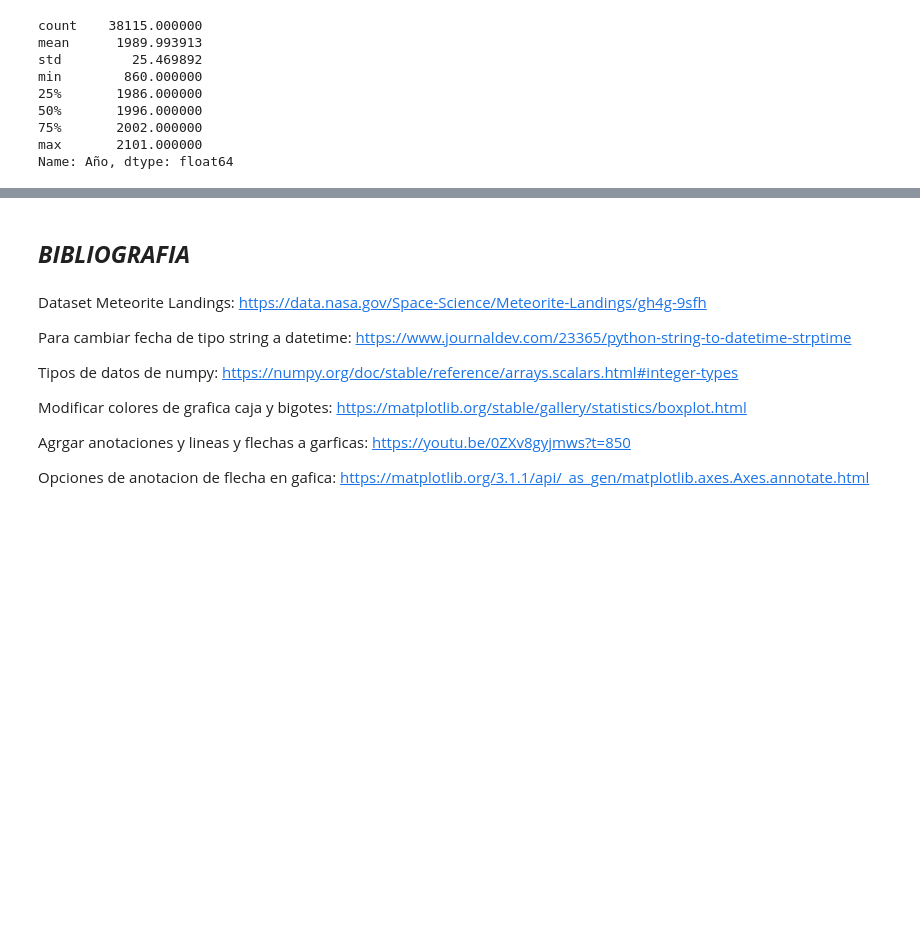
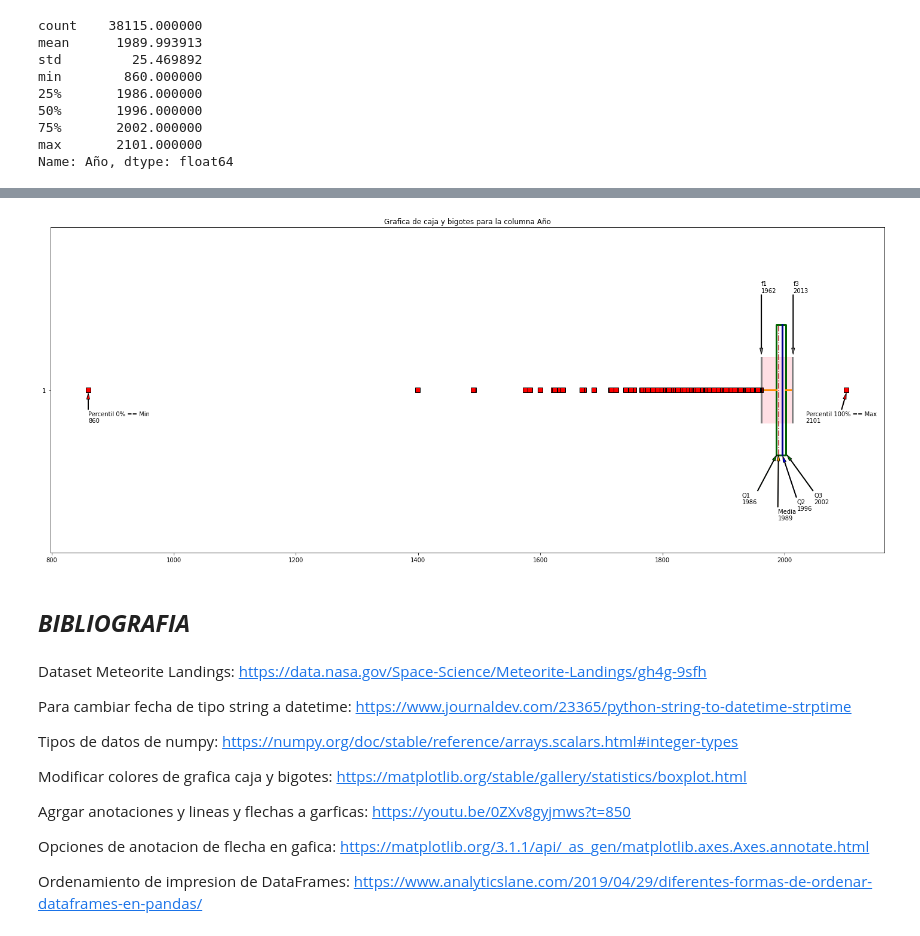
Before and after one commit to gbullido/Analisis-sobre-Dataset-Meteorite-Landings, a Jupyter notebook: Analisis_sobre_Dataset_de_meteoritos.ipynb, the cells around one changed output, grey strips where cells are left out. Drawn from its saved outputs; the diff is of its cells as text; code cells hidden in the pictures; blank space fills up the shorter version.

```diff
--- a/Analisis_sobre_Dataset_de_meteoritos.ipynb
+++ b/Analisis_sobre_Dataset_de_meteoritos.ipynb
@@ -538,3 +579,33 @@ Ahora calcularemos los valores atipicos leves los denotaremos ***f1*** para el i
+# %%
+ax1=cajaBigotes('Año')
+#Añadir texto con flecha
+  #Añadir Q1
+ax1.annotate('Q1\n1986', xy=(1987,0.80), xytext=(1930,0.65), arrowprops=dict(facecolor='Green', shrink=1, width=1, headwidth=5, headlength=10))
+  #Añadir Q2
+ax1.annotate('Q2\n1996', xy=(1997,0.7960), xytext=(2020,0.630), arrowprops=dict(facecolor='blue', shrink=1, width=1, headwidth=5, headlength=10))
+  #Añadir Q3
+ax1.annotate('Q3\n2002', xy=(2004,0.80), xytext=(2048,0.65), arrowprops=dict(facecolor='Green', shrink=1, width=1, headwidth=5, headlength=10))
+  #Añadir Media
+ax1.annotate('Media\n1989', xy=(1990,0.80), xytext=(1989,0.60), arrowprops=dict(facecolor='Orange', shrink=1, width=1, headwidth=5, headlength=10))
+  #Añadir Min
+ax1.annotate('Percentil 0% == Min\n860', xy=(860,0.99), xytext=(860,0.90), arrowprops=dict(facecolor='Red', shrink=1, width=1, headwidth=5, headlength=10))
+  #Añadir Max
+ax1.annotate('Percentil 100% == Max\n2101', xy=(2101,0.99), xytext=(2035,0.90), arrowprops=dict(facecolor='Red', shrink=1, width=1, headwidth=5, headlength=10))
+  #Añadir f1
+ax1.annotate('f1\n1962', xy=(1962,1.11), xytext=(1962,1.3), arrowprops=dict(facecolor='Gray', shrink=1, width=1, headwidth=5, headlength=10))
+  #Añadir f3
+ax1.annotate('f3\n2013', xy=(2014,1.11), xytext=(2014,1.3), arrowprops=dict(facecolor='Gray', shrink=1, width=1, headwidth=5, headlength=10))
+
+#Añadir area coloreada IQR
+x = list(range(1962,2014,1)) #Creo un lista de valores desde f1 a f3
+x = np.array(x) #convieto la lista a array
+y = [1.102 for i in x] #Creo una recta desde f1 a f3 en la parte superior
+z = [0.899 for i in x] #Creo una recta desde f1 a f3 en la parte inferior
+ax1.fill_between(x, y, z, color='Pink', alpha=0.5) #Relleno el espacio de rosa
+
+fig1.show()
+# %% [output]
+[figure, added]
 # %% [markdown]
 ## ***BIBLIOGRAFIA***
 # %% [markdown]
@@ -549,3 +620,5 @@ Modificar colores de grafica caja y bigotes: https://matplotlib.org/stable/galle
 Agrgar anotaciones y lineas y flechas a garficas: https://youtu.be/0ZXv8gyjmws?t=850
 
 Opciones de anotacion de flecha en gafica: https://matplotlib.org/3.1.1/api/_as_gen/matplotlib.axes.Axes.annotate.html
+
+Ordenamiento de impresion de DataFrames: https://www.analyticslane.com/2019/04/29/diferentes-formas-de-ordenar-dataframes-en-pandas/
```
Also changed, not shown: parts of 16 cells of this notebook.
